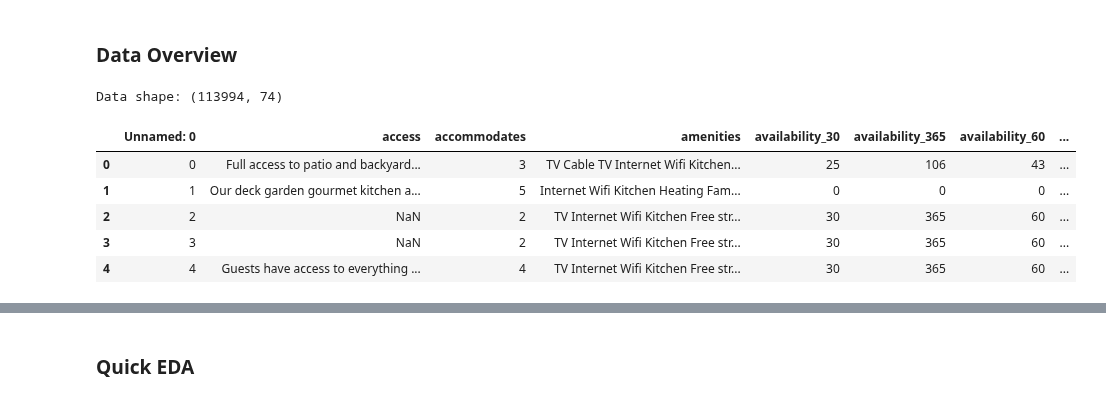
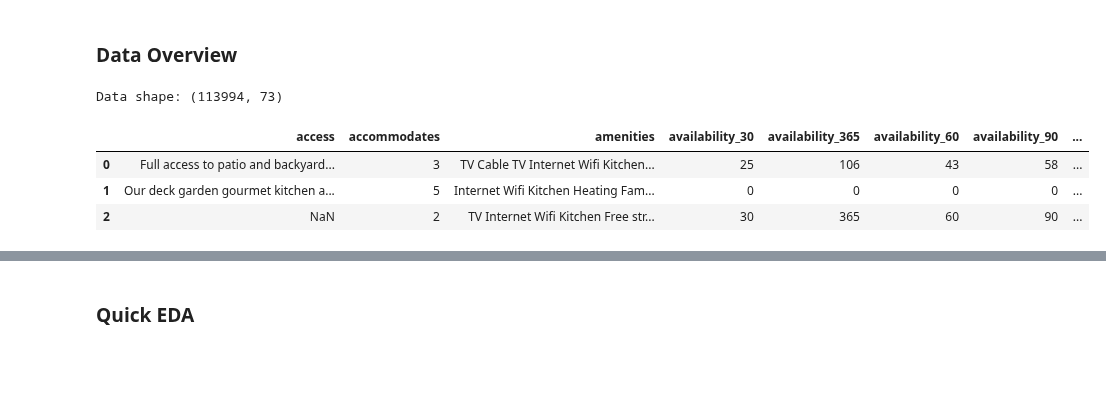
Before and after one commit to KishenSharma6/SF-Airbnb-Analysis, a Jupyter notebook: Project_Codes/03_Processing/2020_0530_Listings_ML_Preprocessing.ipynb, the cells around one changed output, grey strips where cells are left out. Saved outputs shown, nothing was run; the diff lists cells and outputs as text; code cells hidden in the pictures; blank space fills up the shorter version.

```diff
--- a/Project_Codes/03_Processing/2020_0530_Listings_ML_Preprocessing.ipynb
+++ b/Project_Codes/03_Processing/2020_0530_Listings_ML_Preprocessing.ipynb
@@ -28,9 +28,10 @@ visualizations = r'C:\Users\kishe\Documents\Data Science\Projects\Python\In Prog
 path = r'C:\Users\kishe\Documents\Data Science\Projects\Python\In Progress\Airbnb - San Francisco\Data\02_Cleaned'
 
 #Read in data
-df = pd.read_csv(path + '/2020_0520_Listings_Cleaned.csv', index_col=0, parse_dates=['host_since','last_review'],
-                 dtype = {'review_scores_accuracy':'category',	'review_scores_checkin':'category',	'review_scores_cleanliness':'category',
-                          'review_scores_communication':'category',	'review_scores_location':'category', 'review_scores_value':'category',
+df = pd.read_csv(path + '/2020_0520_Listings_Cleaned.csv', index_col=0, parse_dates=['host_since','first_review','last_review'],
+                 dtype = {'review_scores_accuracy':'category','latitude':'category','longitude':'category','review_scores_checkin':'category',
+                          'review_scores_cleanliness':'category','review_scores_communication':'category',
+                          'review_scores_rating':'category','review_scores_location':'category', 'review_scores_value':'category',
                          'zipcode':'category'}
                 )
 # %% [markdown]
@@ -38,12 +39,10 @@ df = pd.read_csv(path + '/2020_0520_Listings_Cleaned.csv', index_col=0, parse_da
 # %%
 #Preview data
 print('Data shape:',df.shape)
-display(df.head())
+display(df.head(3))
 # %% [output]
-Data shape: (113994, 74)
+Data shape: (113994, 73)
-|  | Unnamed: 0 | access | accommodates | amenities | availability_30 | availability_365 | availability_60 | ... |
-| 0 | 0 | Full access to patio and backyard... | 3 | TV Cable TV Internet Wifi Kitchen... | 25 | 106 | 43 | ... |
-| 1 | 1 | Our deck garden gourmet kitchen a... | 5 | Internet Wifi Kitchen Heating Fam... | 0 | 0 | 0 | ... |
-| 2 | 2 | NaN | 2 | TV Internet Wifi Kitchen Free str... | 30 | 365 | 60 | ... |
-| 3 | 3 | NaN | 2 | TV Internet Wifi Kitchen Free str... | 30 | 365 | 60 | ... |
-| 4 | 4 | Guests have access to everything ... | 4 | TV Internet Wifi Kitchen Free str... | 30 | 365 | 60 | ... |
+|  | access | accommodates | amenities | availability_30 | availability_365 | availability_60 | availability_90 | ... |
+| 0 | Full access to patio and backyard... | 3 | TV Cable TV Internet Wifi Kitchen... | 25 | 106 | 43 | 58 | ... |
+| 1 | Our deck garden gourmet kitchen a... | 5 | Internet Wifi Kitchen Heating Fam... | 0 | 0 | 0 | 0 | ... |
+| 2 | NaN | 2 | TV Internet Wifi Kitchen Free str... | 30 | 365 | 60 | 90 | ... |
```
Also changed, not shown: parts of 11 cells of this notebook, 3 other files.
